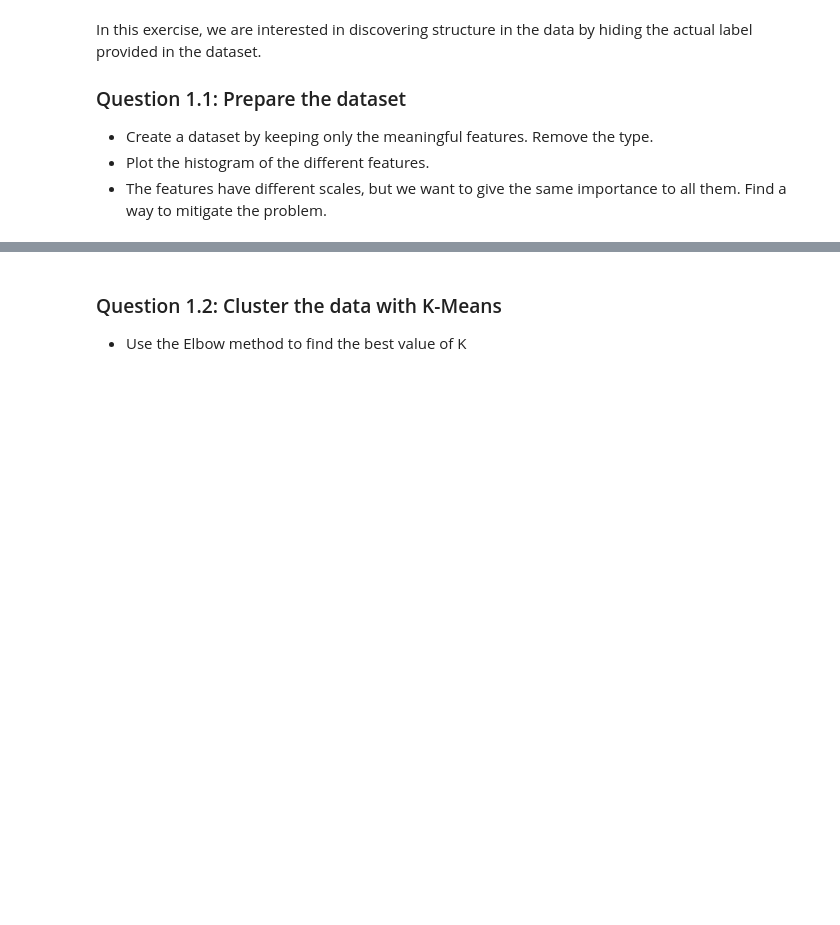
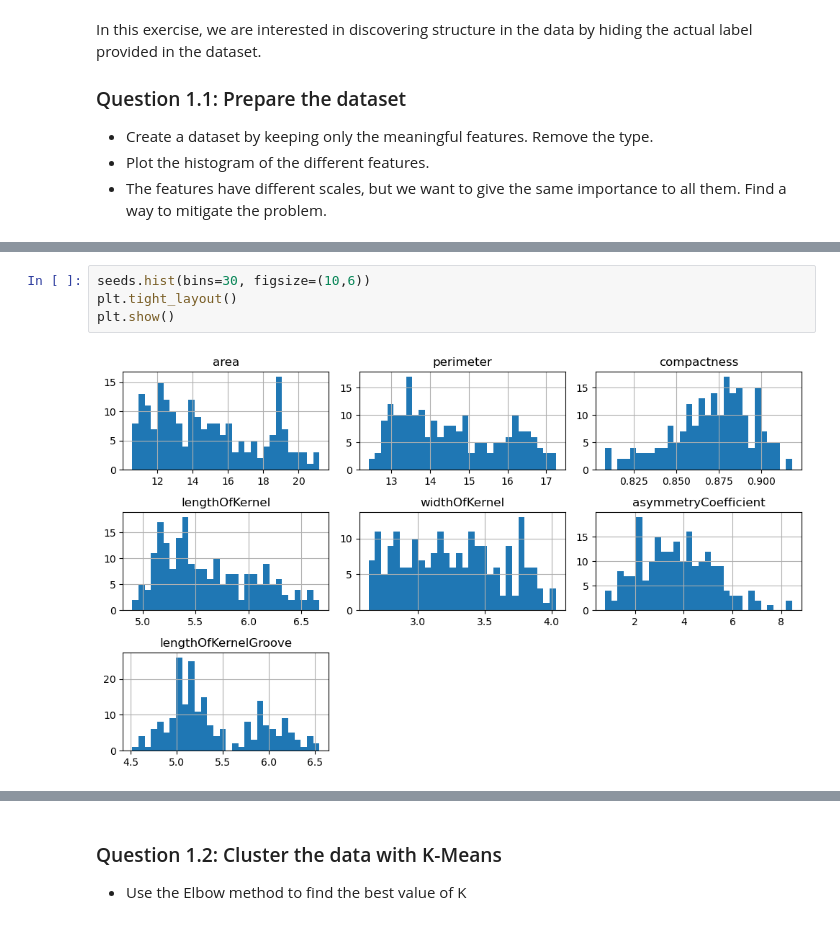
Before and after one commit to FarukZahiragic/applied-data-analysis-exercises, a Jupyter notebook: Exercises/08 - Learning from data - Unsupervised learning/Unsupervised_Learning.ipynb, the cells around one changed output, grey strips where cells are left out. Drawn from its saved outputs; the diff is of its cells as text; blank space fills up the shorter version.

```diff
--- a/Exercises/08 - Learning from data - Unsupervised learning/Unsupervised_Learning.ipynb
+++ b/Exercises/08 - Learning from data - Unsupervised learning/Unsupervised_Learning.ipynb
@@ -363,0 +374,6 @@ In this exercise, we are interested in discovering structure in the data by hidi
+# %%
+seeds.hist(bins=30, figsize=(10,6))
+plt.tight_layout()
+plt.show()
+# %% [output]
+[figure, added]
```
Also changed, not shown: parts of 15 cells of this notebook.
